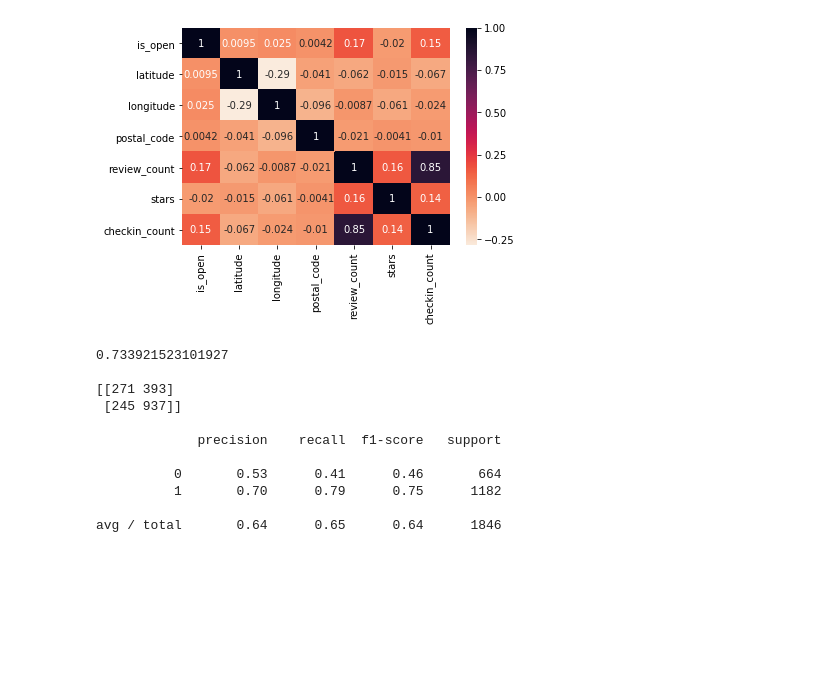
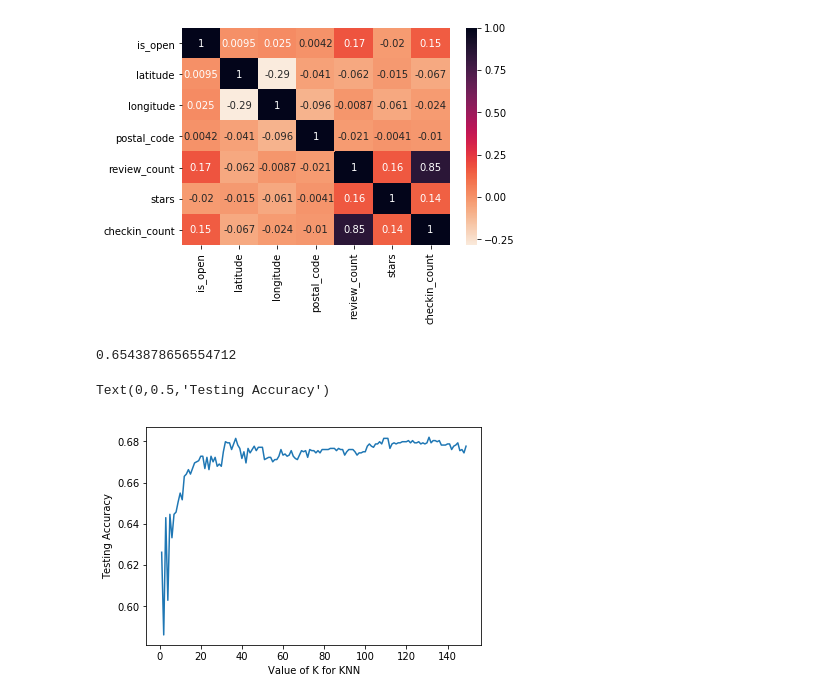
Before and after one commit to ednunes/machine-learning-projects, a Jupyter notebook: yelp/yelp_apresentation.ipynb, the cells around one changed output. Cells and saved outputs as stored; diff of their text form; code cells hidden in the pictures; blank space fills up the shorter version.

```diff
--- a/yelp/yelp_apresentation.ipynb
+++ b/yelp/yelp_apresentation.ipynb
@@ -52,37 +41,12 @@ x_train, x_test, y_train, y_test = train_test_split(X, Y, test_size=0.3, random_
 # %%
 from sklearn.neighbors import KNeighborsClassifier
 from sklearn.metrics import classification_report, confusion_matrix
+from sklearn import metrics
 
-#caler = StandardScaler()
-#caler.fit(x_train)
+knn = KNeighborsClassifier(n_neighbors=5)
+knn.fit(x_train, y_train)
+predicted = knn.predict(x_test)
 
-# gradient descent algorithm
-#_train = scaler.transform(x_train)
-#_test = scaler.transform(x_test)
-
-def knn(x_train, y_train, k):
-    model = KNeighborsClassifier(n_neighbors=k)
-    model.fit(x_train, y_train)
-    return model
-
-model = knn(x_train, y_train, 5)
-
-predicted = model.predict(x_test)
-
-print(model.score(x_train, y_train),"\n")
-
-print(confusion_matrix(y_test, predicted),"\n")
-
-print(classification_report(y_test, predicted))
+print(metrics.accuracy_score(y_test, predicted))
 # %% [output]
-0.733921523101927
-
-[[271 393]
- [245 937]]
-
-             precision    recall  f1-score   support
-
-          0       0.53      0.41      0.46       664
-          1       0.70      0.79      0.75      1182
-
-avg / total       0.64      0.65      0.64      1846
+0.6543878656554712
@@ -88,0 +55,20 @@ avg / total       0.64      0.65      0.64      1846
+# %%
+k_range = range(1, 150)
+score = []
+scores = []
+
+for k in k_range:
+    knn = KNeighborsClassifier(n_neighbors=k, weights="uniform", algorithm="brute")
+    knn.fit(x_train, y_train)
+    y_pred = knn.predict(x_test)
+    score.append(dict(k_value=k, value=metrics.accuracy_score(y_test, y_pred)))
+    scores.append(metrics.accuracy_score(y_test, y_pred))
+# %%
+plt.plot(k_range, scores)
+plt.xlabel('Value of K for KNN')
+plt.ylabel('Testing Accuracy')
+
+# Melhor resultado k=48
+# %% [output]
+Text(0,0.5,'Testing Accuracy')
+[figure, added]
```
Also changed, not shown: parts of 11 cells of this notebook.
